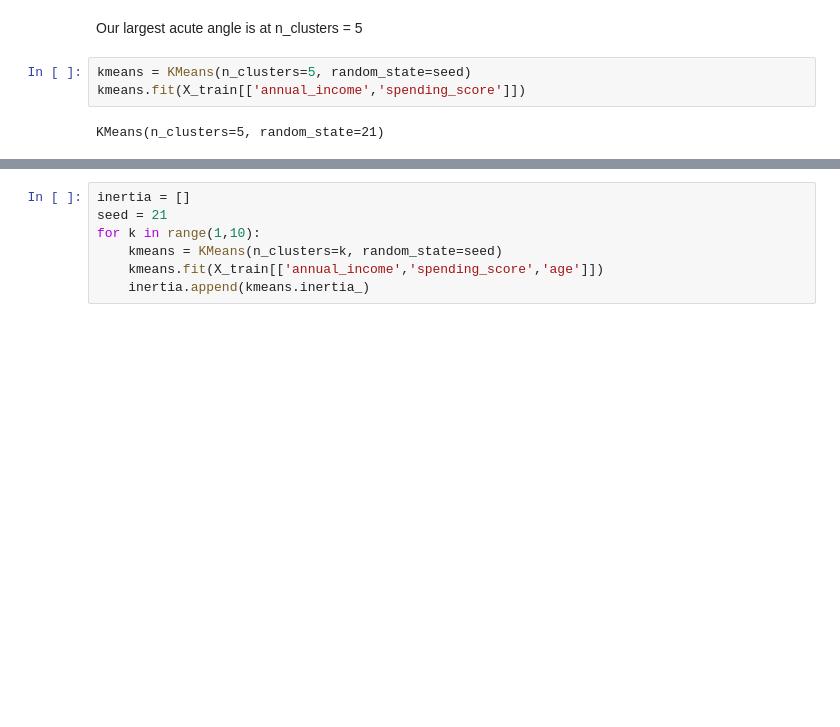
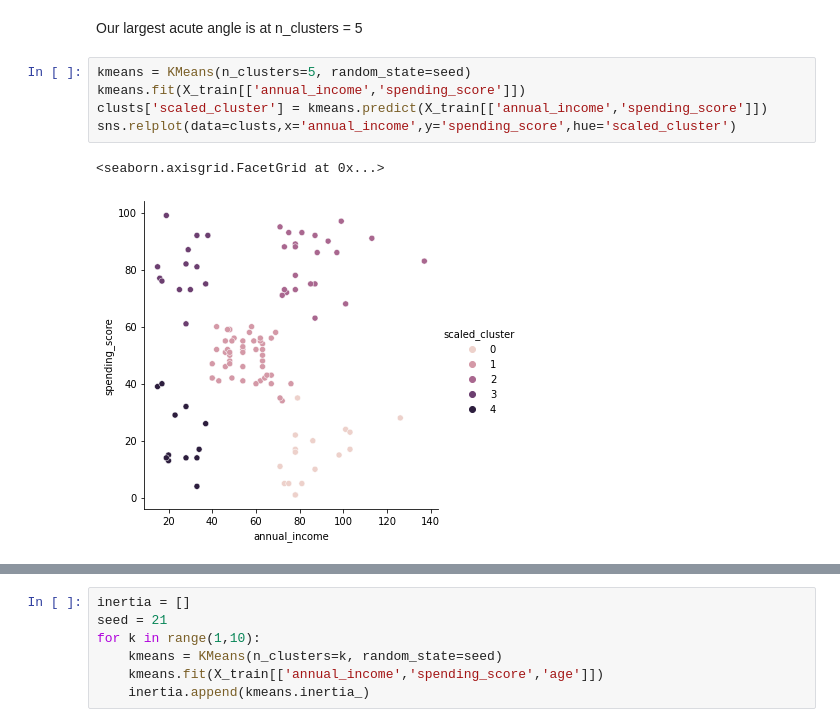
Before and after one commit to richie-p-meyer/clustering-exercises, a Jupyter notebook: modeling.ipynb, the cells around one changed output, grey strips where cells are left out. Drawn from its saved outputs; the diff is of its cells as text; blank space fills up the shorter version.

```diff
--- a/modeling.ipynb
+++ b/modeling.ipynb
@@ -70,5 +70,8 @@ Our largest acute angle is at n_clusters = 5
 # %%
 kmeans = KMeans(n_clusters=5, random_state=seed)
 kmeans.fit(X_train[['annual_income','spending_score']])
+clusts['scaled_cluster'] = kmeans.predict(X_train[['annual_income','spending_score']])
+sns.relplot(data=clusts,x='annual_income',y='spending_score',hue='scaled_cluster')
 # %% [output]
-KMeans(n_clusters=5, random_state=21)
+<seaborn.axisgrid.FacetGrid at 0x...>
+[figure, added]
```
Also changed, not shown: parts of 15 cells of this notebook, 1 other file.
